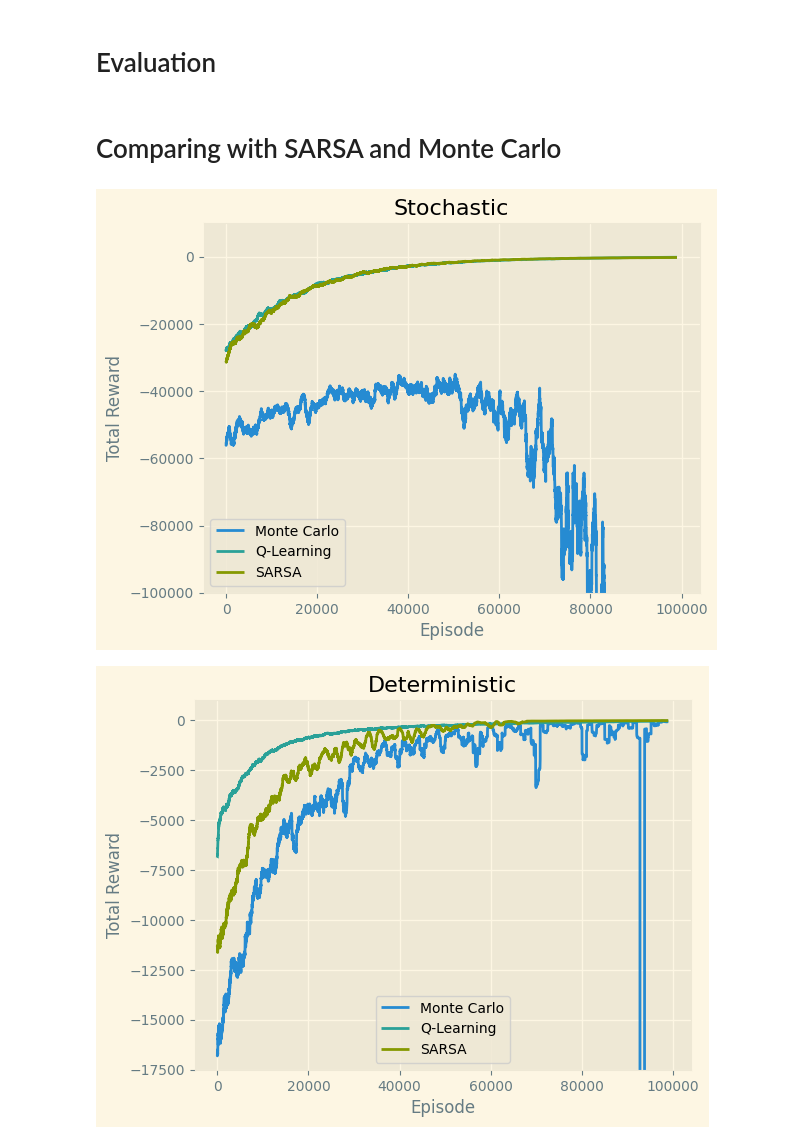
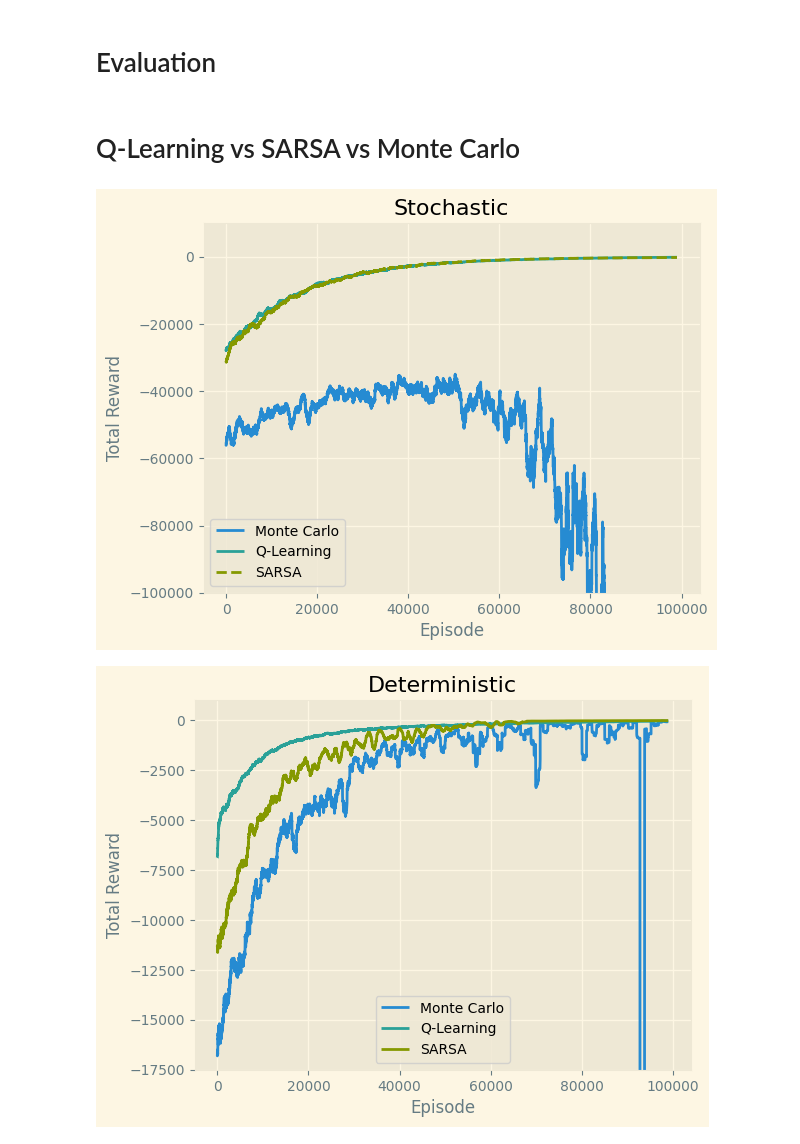
Before and after one commit to nveshaan/rl_scratch, a Jupyter notebook: Tabular RL/q_learning.ipynb, the cells around one changed output. Cells and saved outputs as stored; diff of their text form; code cells hidden in the pictures.

Commit message:
more results

```diff
--- a/Tabular RL/q_learning.ipynb
+++ b/Tabular RL/q_learning.ipynb
@@ -95,26 +97,26 @@ while not terminated:
 
 eval_env.close()
 # %% [markdown]
-# Comparing with SARSA and Monte Carlo
+# Q-Learning vs SARSA vs Monte Carlo
 # %%
 def running_mean_cumsum(x, N=1000):
     cumsum = np.cumsum(np.insert(x, 0, 0))
     return (cumsum[N:] - cumsum[:-N]) / float(N)
 # %%
-ql_rewards = running_mean_cumsum(np.load("../experiments/ql_stochastic_rh.npy"))
-sa_rewards = running_mean_cumsum(np.load("../experiments/sarsa_stochastic_rh.npy"))
-mc_rewards = running_mean_cumsum(np.load("../experiments/mc_stochastic_rh.npy"))
+ql_rewards = running_mean_cumsum(np.load("../results/logs/ql_stochastic_rh.npy"))
+sa_rewards = running_mean_cumsum(np.load("../results/logs/sarsa_stochastic_rh.npy"))
+mc_rewards = running_mean_cumsum(np.load("../results/logs/mc_stochastic_rh.npy"))
 # %%
 plt.style.use("Solarize_Light2")
 plt.plot(mc_rewards, label="Monte Carlo")
 plt.plot(ql_rewards, label="Q-Learning")
-plt.plot(sa_rewards, label="SARSA")
+plt.plot(sa_rewards, label="SARSA", linestyle="--")
 plt.ylim(-100000, 10000)
 plt.legend()
 plt.xlabel("Episode")
 plt.ylabel("Total Reward")
 plt.title("Stochastic")
 plt.show()
 # %% [output]
-[figure, old version]
+[figure, new version]
 # %%
```
Also changed, not shown: parts of 14 cells of this notebook, 23 other files.
